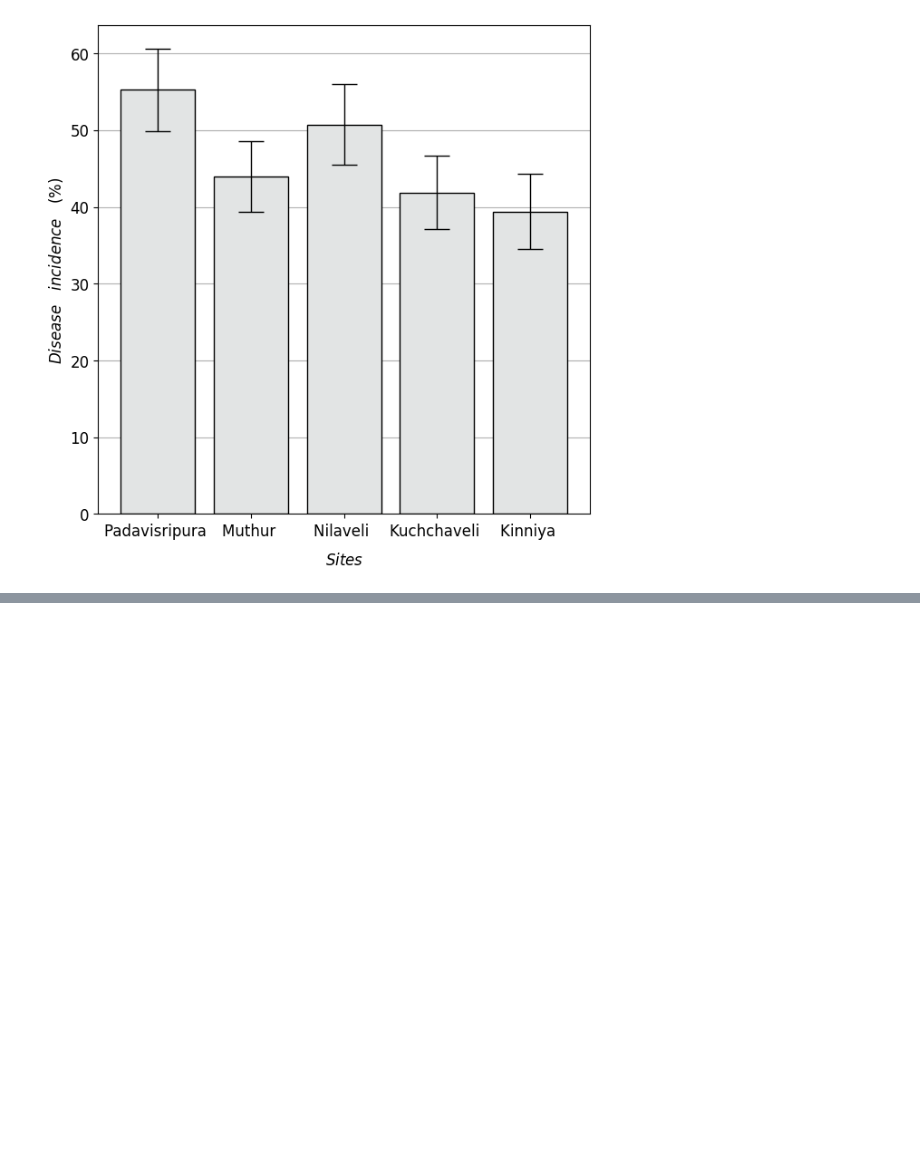
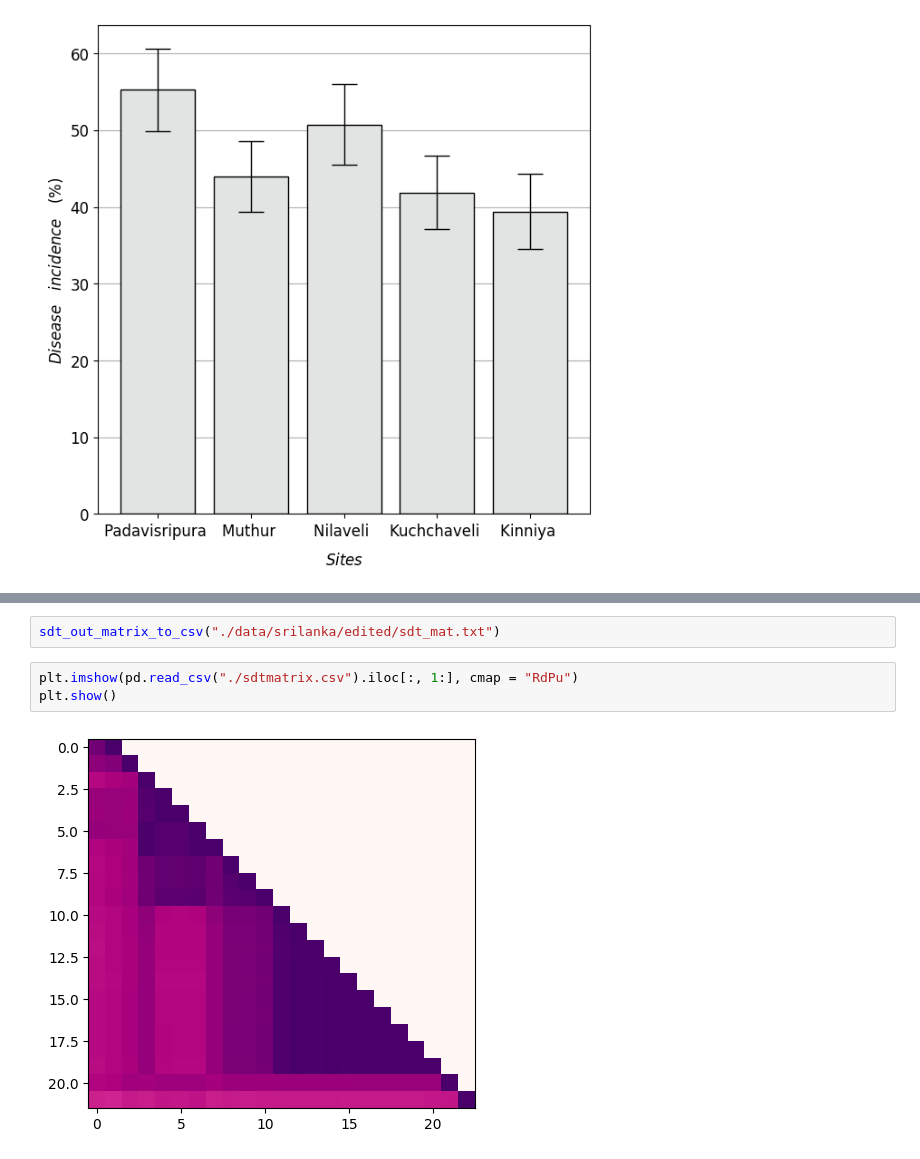
Before and after one commit to anoban/cmv, a Jupyter notebook: plots.ipynb, the cells around one changed output, grey strips where cells are left out. Saved outputs shown, nothing was run; the diff lists cells and outputs as text; blank space fills up the shorter version.

```diff
--- a/plots.ipynb
+++ b/plots.ipynb
@@ -249,0 +275,7 @@ plt.savefig("diseaseinc.png", format = "png", dpi = 800)
+# %%
+sdt_out_matrix_to_csv("./data/srilanka/edited/sdt_mat.txt")
+# %%
+plt.imshow(pd.read_csv("./sdtmatrix.csv").iloc[:, 1:], cmap = "RdPu")
+plt.show()
+# %% [output]
+[figure, added]
```
Also changed, not shown: parts of 1 cell of this notebook, 24 other files.
